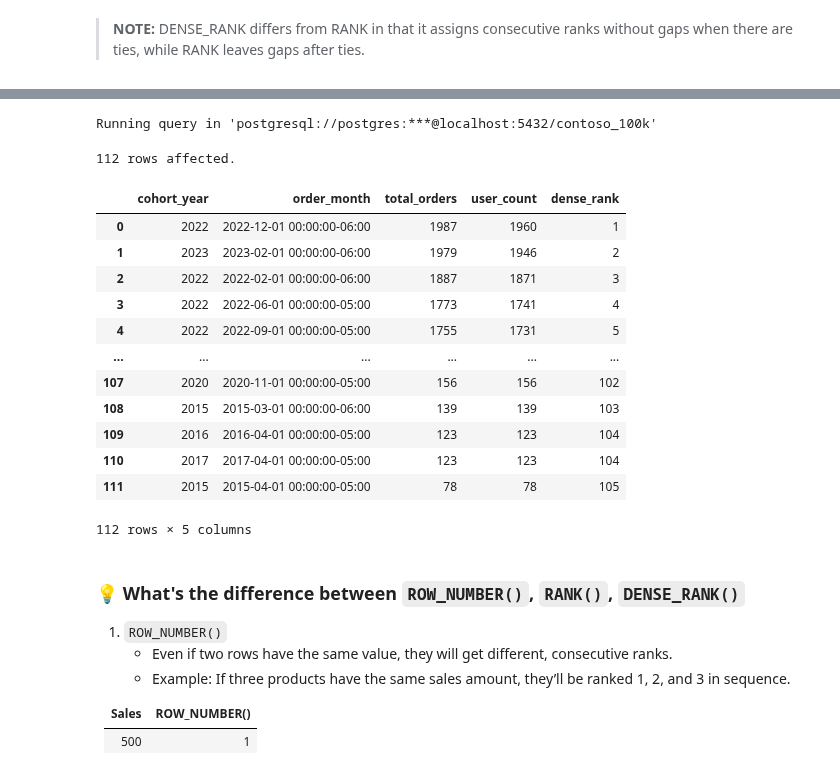
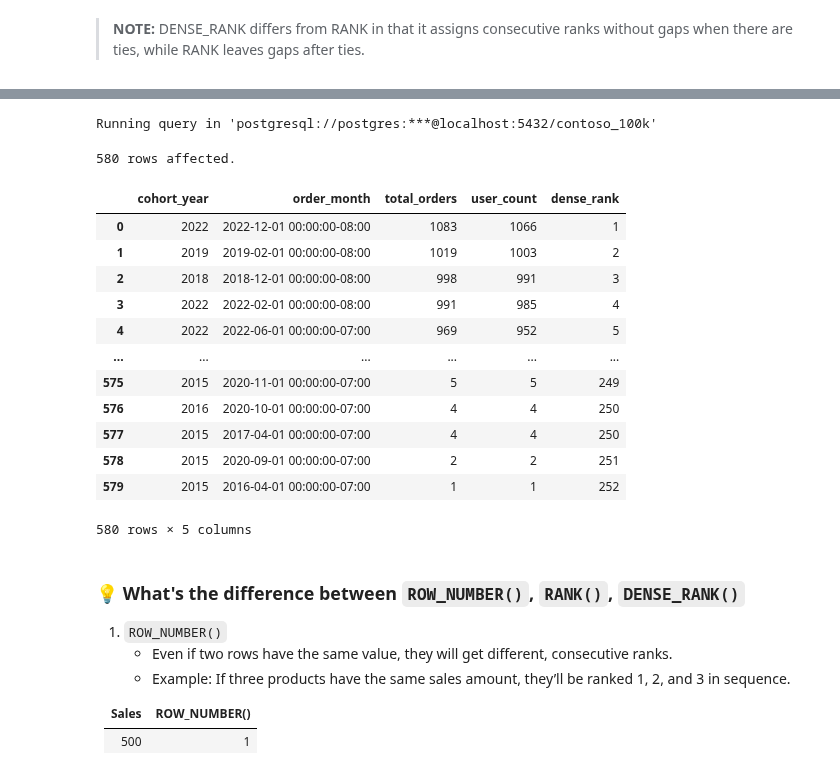
Before and after one commit to mgamzec/SQL_Data_Analytics_Project, a Jupyter notebook: 3_Windows_Functions/3_Ranking.ipynb, the cells around one changed output, grey strips where cells are left out. Drawn from its saved outputs; the diff is of its cells as text; code cells hidden in the pictures.

```diff
--- a/3_Windows_Functions/3_Ranking.ipynb
+++ b/3_Windows_Functions/3_Ranking.ipynb
@@ -827,50 +927,59 @@ Running query in 'postgresql://postgres:***@localhost:5432/contoso_100k'
 # %%
 %%sql
 
-WITH cohort_totals AS (
+WITH cohort AS (
+	SELECT
+	    customerkey,
+	    EXTRACT(YEAR FROM MIN(orderdate)) AS cohort_year
+	FROM sales
+	GROUP BY
+	    customerkey
+	),
+
+
+cohort_totals AS (
     SELECT
         cohort_year,
         DATE_TRUNC('month',orderdate) AS order_month,
-        COUNT(orderkey) AS total_orders,
+        COUNT(DISTINCT orderkey) AS total_orders,
         COUNT(DISTINCT customerkey) AS user_count
     FROM (
         SELECT
-            EXTRACT(YEAR FROM MIN(orderdate)) AS cohort_year,
-            customerkey,
-            orderdate,
-            orderkey
-        FROM sales
-        GROUP BY
-            customerkey,
-            orderdate,
-            orderkey
+            s.customerkey,
+            c.cohort_year,
+            s.orderdate,
+            s.orderkey
+        FROM sales s
+        LEFT JOIN cohort c ON c.customerkey = s.customerkey
     ) cohort_analysis
-    GROUP BY cohort_year, order_month
+    GROUP BY
+        cohort_year,
+        order_month
 )
 
 SELECT
     cohort_year,
     order_month,
     total_orders,
     user_count,
     DENSE_RANK() OVER (ORDER BY total_orders DESC) AS dense_rank -- Updated
 FROM cohort_totals;
 # %% [output]
 Running query in 'postgresql://postgres:***@localhost:5432/contoso_100k'
-112 rows affected.
+580 rows affected.
 |  | cohort_year | order_month | total_orders | user_count | dense_rank |
-| 0 | 2022 | 2022-12-01 00:00:00-06:00 | 1987 | 1960 | 1 |
-| 1 | 2023 | 2023-02-01 00:00:00-06:00 | 1979 | 1946 | 2 |
-| 2 | 2022 | 2022-02-01 00:00:00-06:00 | 1887 | 1871 | 3 |
-| 3 | 2022 | 2022-06-01 00:00:00-05:00 | 1773 | 1741 | 4 |
-| 4 | 2022 | 2022-09-01 00:00:00-05:00 | 1755 | 1731 | 5 |
+| 0 | 2022 | 2022-12-01 00:00:00-08:00 | 1083 | 1066 | 1 |
+| 1 | 2019 | 2019-02-01 00:00:00-08:00 | 1019 | 1003 | 2 |
+| 2 | 2018 | 2018-12-01 00:00:00-08:00 | 998 | 991 | 3 |
+| 3 | 2022 | 2022-02-01 00:00:00-08:00 | 991 | 985 | 4 |
+| 4 | 2022 | 2022-06-01 00:00:00-07:00 | 969 | 952 | 5 |
 | ... | ... | ... | ... | ... | ... |
-| 107 | 2020 | 2020-11-01 00:00:00-05:00 | 156 | 156 | 102 |
-| 108 | 2015 | 2015-03-01 00:00:00-06:00 | 139 | 139 | 103 |
-| 109 | 2016 | 2016-04-01 00:00:00-05:00 | 123 | 123 | 104 |
-| 110 | 2017 | 2017-04-01 00:00:00-05:00 | 123 | 123 | 104 |
-| 111 | 2015 | 2015-04-01 00:00:00-05:00 | 78 | 78 | 105 |
+| 575 | 2015 | 2020-11-01 00:00:00-07:00 | 5 | 5 | 249 |
+| 576 | 2016 | 2020-10-01 00:00:00-07:00 | 4 | 4 | 250 |
+| 577 | 2015 | 2017-04-01 00:00:00-07:00 | 4 | 4 | 250 |
+| 578 | 2015 | 2020-09-01 00:00:00-07:00 | 2 | 2 | 251 |
+| 579 | 2015 | 2016-04-01 00:00:00-07:00 | 1 | 1 | 252 |
-112 rows × 5 columns
+580 rows × 5 columns
 # %% [markdown]
 ### 💡 What's the difference between `ROW_NUMBER()`, `RANK()`, `DENSE_RANK()`
 
```
Also changed, not shown: parts of 17 cells of this notebook, 2 other files.
